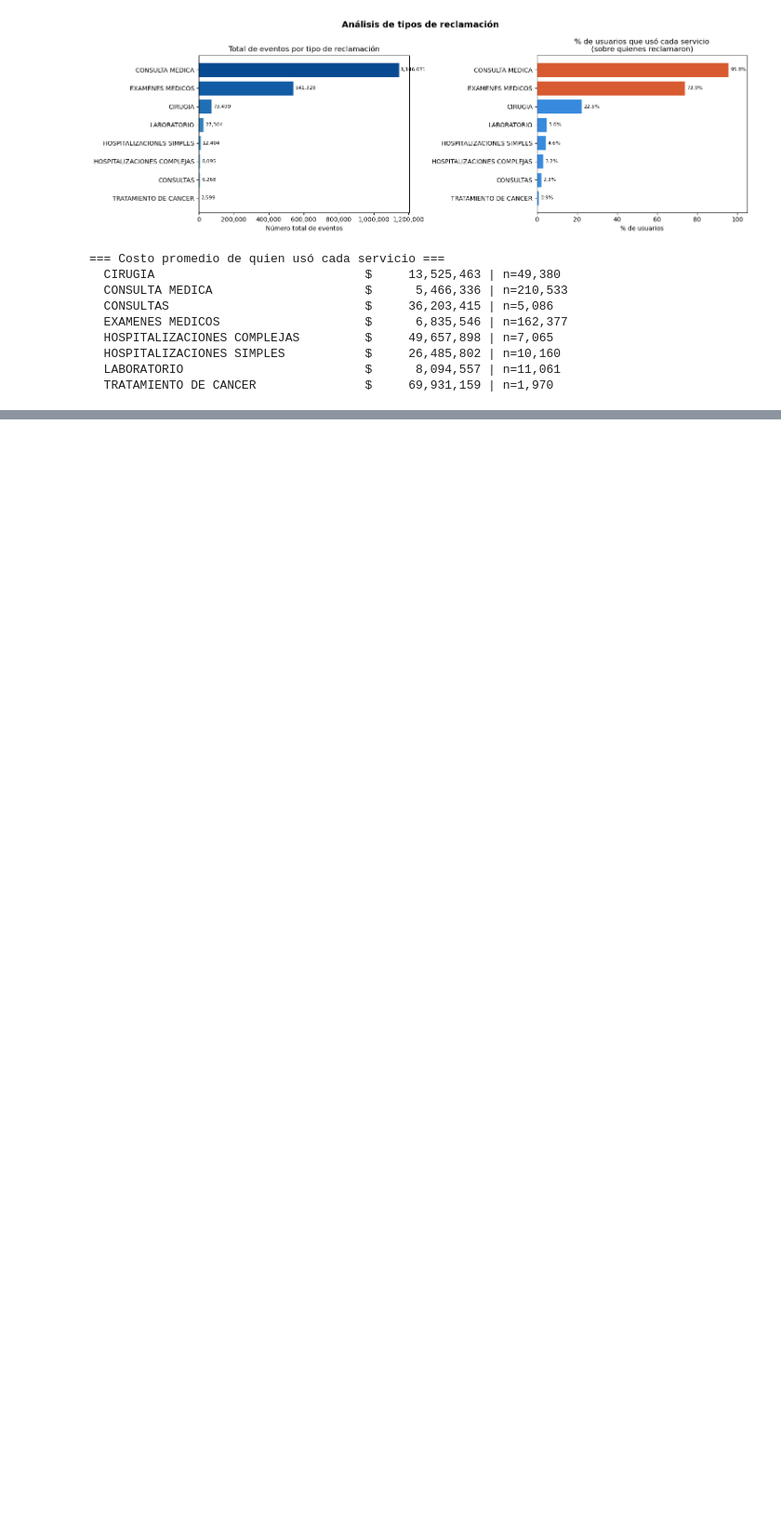
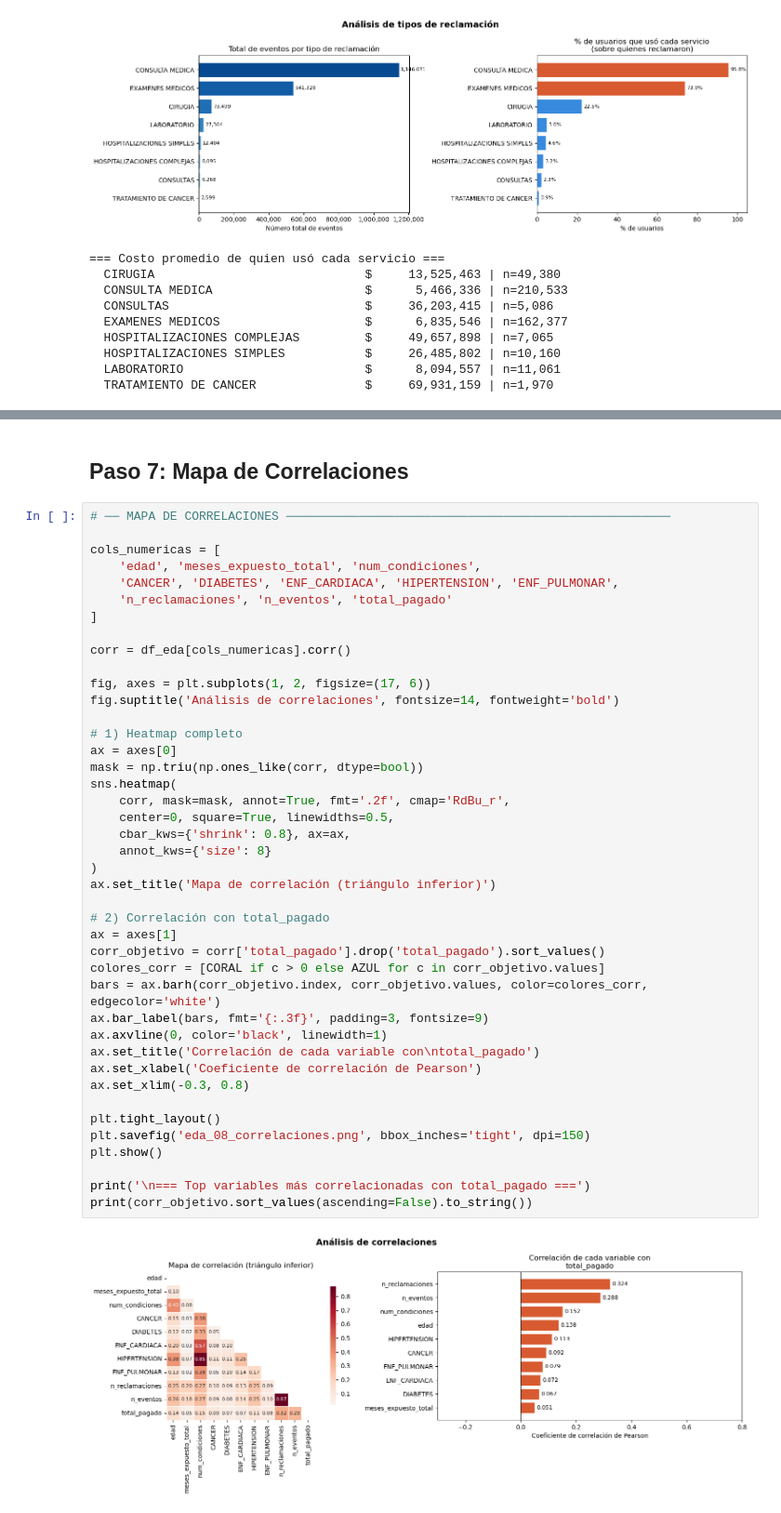
Before and after one commit to yacuervo18/Proyecto_Analitica_II, a Jupyter notebook: src/EDA.ipynb, the cells around one changed output, grey strips where cells are left out. Shown at 93% size. Cells and saved outputs as stored; diff of their text form; blank space fills up the shorter version.

```diff
--- a/src/EDA.ipynb
+++ b/src/EDA.ipynb
@@ -567,0 +628,46 @@ for col in sorted(cols_rec):
+# %% [markdown]
+## Paso 7: Mapa de Correlaciones
+# %%
+# ── MAPA DE CORRELACIONES ─────────────────────────────────────────────────────
+
+cols_numericas = [
+    'edad', 'meses_expuesto_total', 'num_condiciones',
+    'CANCER', 'DIABETES', 'ENF_CARDIACA', 'HIPERTENSION', 'ENF_PULMONAR',
+    'n_reclamaciones', 'n_eventos', 'total_pagado'
+]
+
+corr = df_eda[cols_numericas].corr()
+
+fig, axes = plt.subplots(1, 2, figsize=(17, 6))
+fig.suptitle('Análisis de correlaciones', fontsize=14, fontweight='bold')
+
+# 1) Heatmap completo
+ax = axes[0]
+mask = np.triu(np.ones_like(corr, dtype=bool))
+sns.heatmap(
+    corr, mask=mask, annot=True, fmt='.2f', cmap='RdBu_r',
+    center=0, square=True, linewidths=0.5,
+    cbar_kws={'shrink': 0.8}, ax=ax,
+    annot_kws={'size': 8}
+)
+ax.set_title('Mapa de correlación (triángulo inferior)')
+
+# 2) Correlación con total_pagado
+ax = axes[1]
+corr_objetivo = corr['total_pagado'].drop('total_pagado').sort_values()
+colores_corr = [CORAL if c > 0 else AZUL for c in corr_objetivo.values]
+bars = ax.barh(corr_objetivo.index, corr_objetivo.values, color=colores_corr, edgecolor='white')
+ax.bar_label(bars, fmt='{:.3f}', padding=3, fontsize=9)
+ax.axvline(0, color='black', linewidth=1)
+ax.set_title('Correlación de cada variable con\ntotal_pagado')
+ax.set_xlabel('Coeficiente de correlación de Pearson')
+ax.set_xlim(-0.3, 0.8)
+
+plt.tight_layout()
+plt.savefig('eda_08_correlaciones.png', bbox_inches='tight', dpi=150)
+plt.show()
+
+print('\n=== Top variables más correlacionadas con total_pagado ===')
+print(corr_objetivo.sort_values(ascending=False).to_string())
+# %% [output]
+[figure, added]
```
Also changed, not shown: parts of 9 cells of this notebook, 4 other files.
